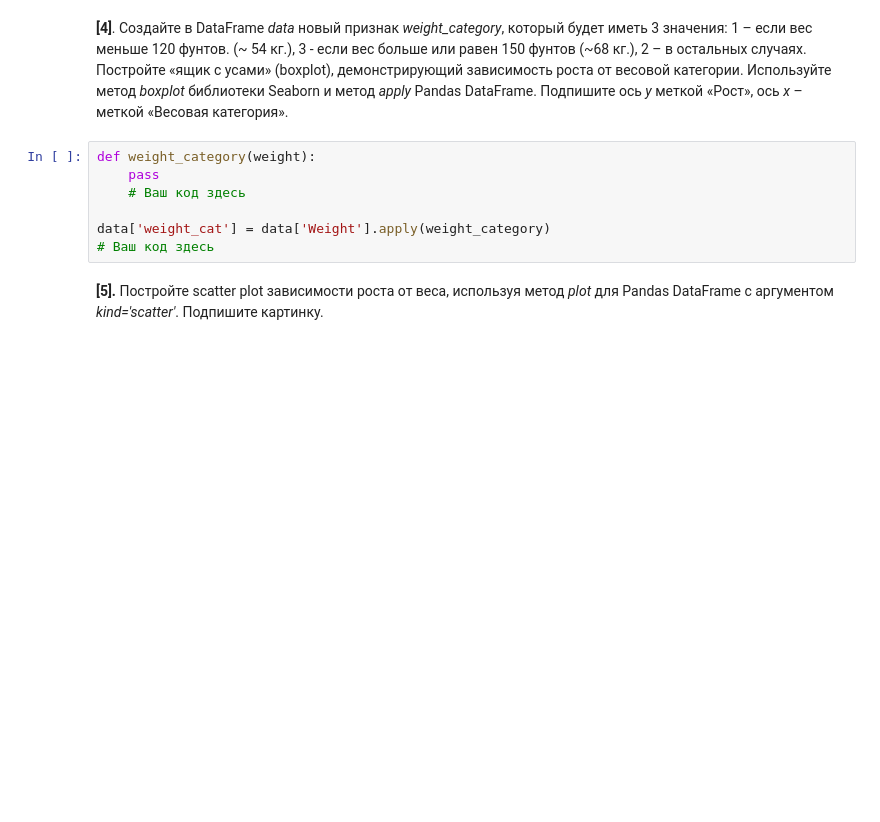
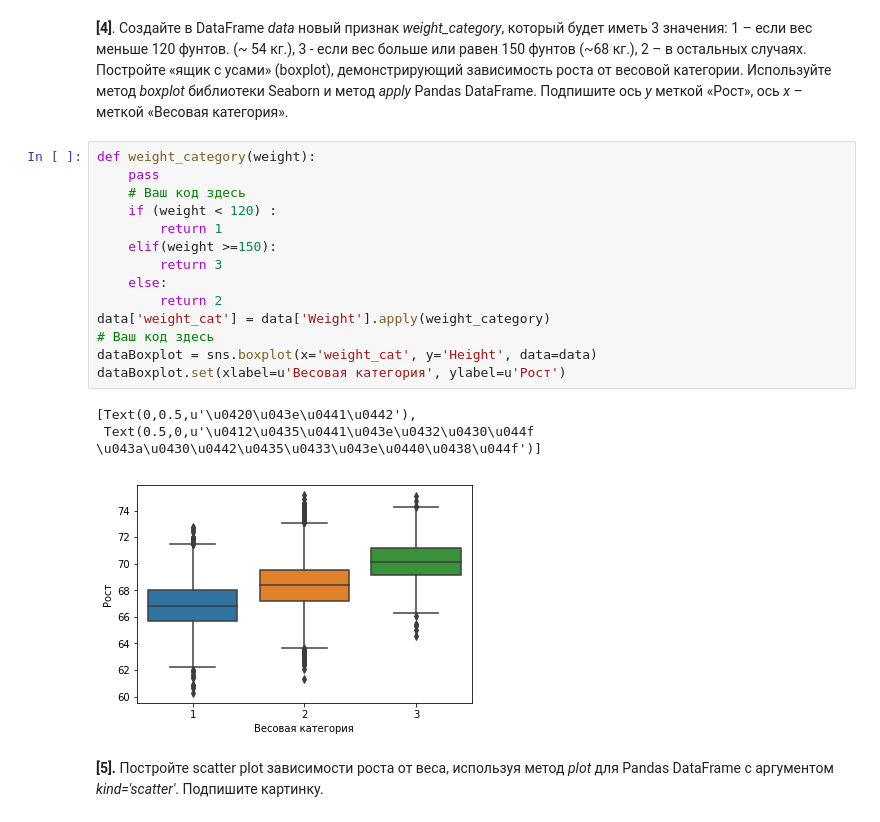
Before and after one commit to qweasd7924/MIPT-machine-learning, a Jupyter notebook: c2/w1/peer_review_linreg_height_weight.ipynb, the cells around one changed output. Saved outputs shown, nothing was run; the diff lists cells and outputs as text; blank space fills up the shorter version.

```diff
--- a/c2/w1/peer_review_linreg_height_weight.ipynb
+++ b/c2/w1/peer_review_linreg_height_weight.ipynb
@@ -88,10 +92,21 @@ data['BMI'] = data.apply(lambda row: make_bmi(row['Height'],
 # %%
 def weight_category(weight):
     pass
     # Ваш код здесь
-
+    if (weight < 120) :
+        return 1
+    elif(weight >=150):
+        return 3
+    else:
+        return 2
 data['weight_cat'] = data['Weight'].apply(weight_category)
 # Ваш код здесь
+dataBoxplot = sns.boxplot(x='weight_cat', y='Height', data=data)
+dataBoxplot.set(xlabel=u'Весовая категория', ylabel=u'Рост')
+# %% [output]
+[Text(0,0.5,u'\u0420\u043e\u0441\u0442'),
+ Text(0.5,0,u'\u0412\u0435\u0441\u043e\u0432\u0430\u044f \u043a\u0430\u0442\u0435\u0433\u043e\u0440\u0438\u044f')]
+[figure, added]
 # %% [markdown]
 **[5].** Постройте scatter plot зависимости роста от веса, используя метод *plot* для Pandas DataFrame с аргументом *kind='scatter'*. Подпишите картинку.
 # %%
```
Also changed, not shown: parts of 4 cells of this notebook, 1 other file.
